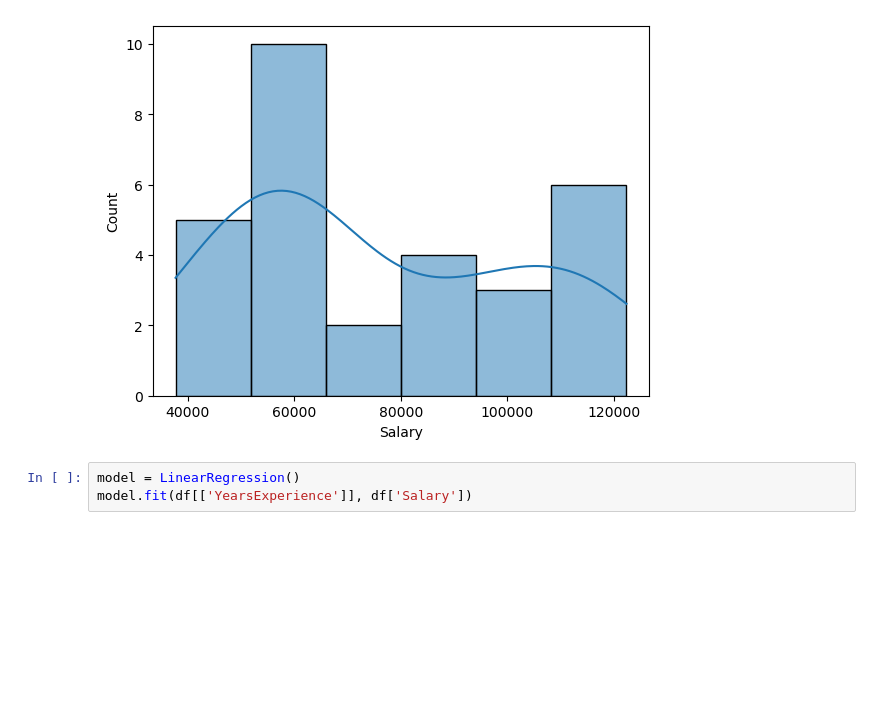
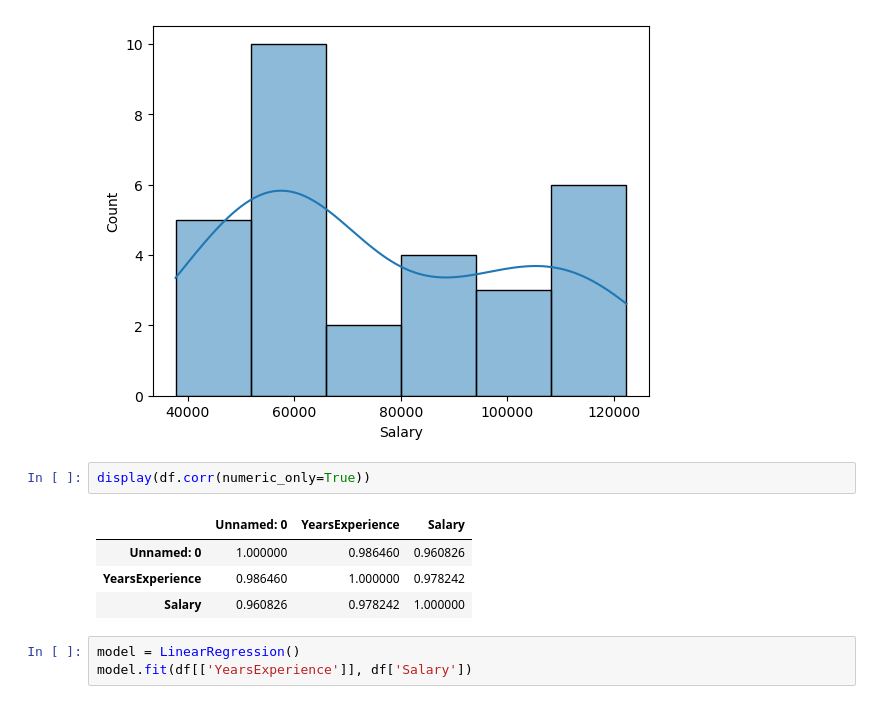
Before and after one commit to Selvaganapathy-k/salary_prediction-linear-regression-, a Jupyter notebook: Salary Prediction.ipynb, the cells around one changed output. Drawn from its saved outputs; the diff is of its cells as text; blank space fills up the shorter version.

```diff
--- a/Salary Prediction.ipynb
+++ b/Salary Prediction.ipynb
@@ -68,6 +68,13 @@ print(df['Salary'].skew())
 # %% [output]
 0.35411967922959153
 [figure]
+# %%
+display(df.corr(numeric_only=True))
+# %% [output]
+|  | Unnamed: 0 | YearsExperience | Salary |
+| Unnamed: 0 | 1.000000 | 0.986460 | 0.960826 |
+| YearsExperience | 0.986460 | 1.000000 | 0.978242 |
+| Salary | 0.960826 | 0.978242 | 1.000000 |
 # %%
 model = LinearRegression()
 model.fit(df[['YearsExperience']], df['Salary'])
```
Also changed, not shown: 1 other file.
